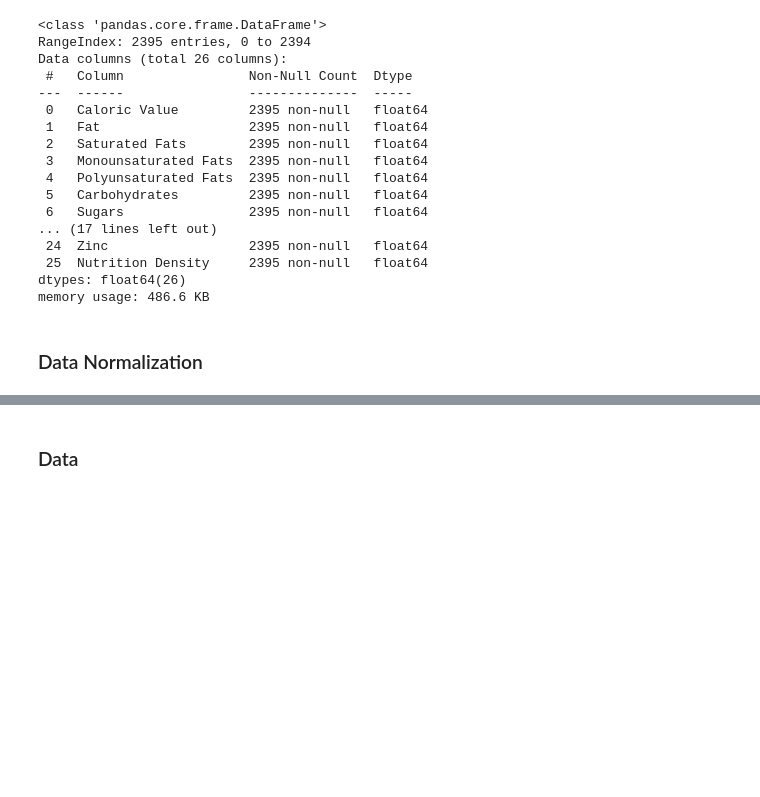
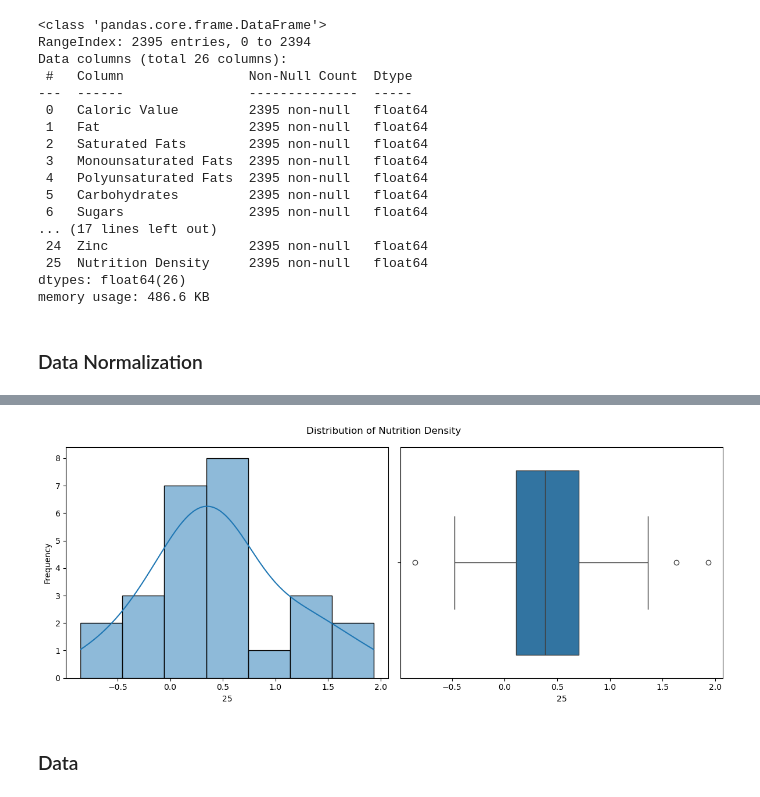
Before and after one commit to Sulbae/OlahGizi-Project, a Jupyter notebook: Nutrition Prediction Model/notebook.ipynb, the cells around one changed output, grey strips where cells are left out. Drawn from its saved outputs; the diff is of its cells as text; code cells hidden in the pictures; blank space fills up the shorter version.

```diff
--- a/Nutrition Prediction Model/notebook.ipynb
+++ b/Nutrition Prediction Model/notebook.ipynb
@@ -696,3 +770,17 @@ data_normalized.head()
+# %%
+fig, axes = plt.subplots(nrows=1, ncols=2, figsize=(12, 5))
+fig.suptitle(f"Distribution of Nutrition Density")
+
+# Histogram
+sns.histplot(data_normalized.iloc[25], kde=True, ax=axes[0])
+axes[0].set_ylabel("Frequency")
+# Box PLot
+sns.boxplot(x=data_normalized.iloc[25], ax=axes[1])
+
+plt.tight_layout()
+plt.show()
+# %% [output]
+[figure, added]
 # %% [markdown]
 ### Data
 # %%
```
Also changed, not shown: parts of 9 cells of this notebook, 2 other files.
